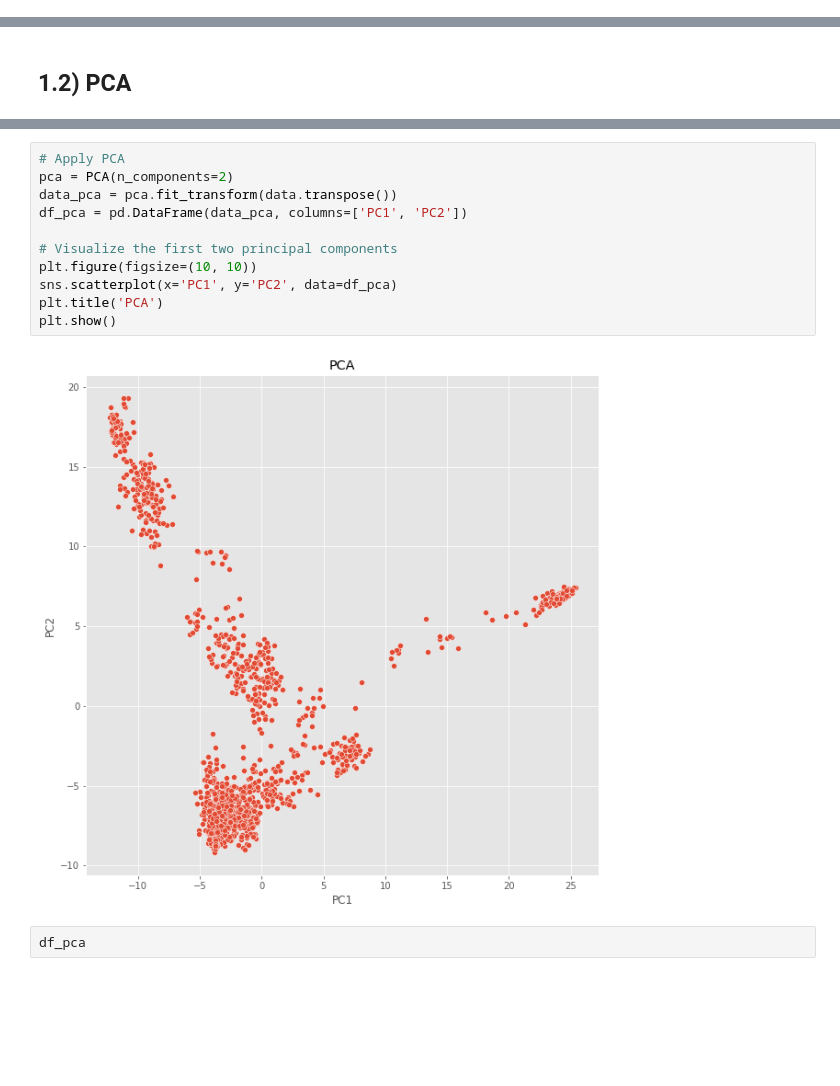
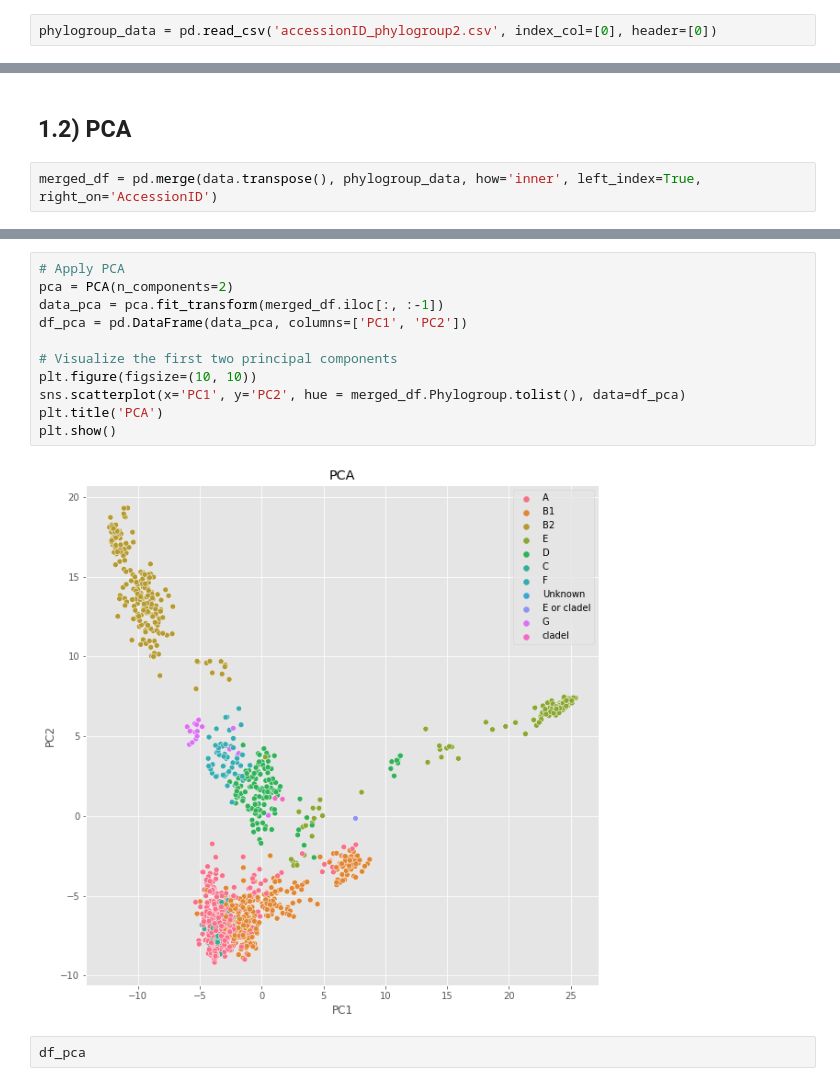
Before and after one commit to stacyshcherbakova/genome-minimiser, a Jupyter notebook: main.ipynb, the cells around one changed output, grey strips where cells are left out. Drawn from its saved outputs; the diff is of its cells as text; blank space fills up the shorter version.

Commit message:
added phylogroups to the pca plot

```diff
--- a/main.ipynb
+++ b/main.ipynb
@@ -22,3 +22,5 @@ plt.style.use('ggplot')
 ## 1.1) Overall exporation
 # %%
 data = pd.read_csv(PANGENOME_MATRIX_CSV, index_col=[0], header=[0])
+# %%
+phylogroup_data = pd.read_csv('accessionID_phylogroup2.csv', index_col=[0], header=[0])
@@ -172,2 +207,4 @@ plt.show()
 # %% [markdown]
 ## 1.2) PCA
+# %%
+merged_df = pd.merge(data.transpose(), phylogroup_data, how='inner', left_index=True, right_on='AccessionID')
@@ -174,16 +228,16 @@ plt.show()
 # %%
 # Apply PCA
 pca = PCA(n_components=2)
-data_pca = pca.fit_transform(data.transpose())
+data_pca = pca.fit_transform(merged_df.iloc[:, :-1])
 df_pca = pd.DataFrame(data_pca, columns=['PC1', 'PC2'])
 
 # Visualize the first two principal components
 plt.figure(figsize=(10, 10))
-sns.scatterplot(x='PC1', y='PC2', data=df_pca)
+sns.scatterplot(x='PC1', y='PC2', hue = merged_df.Phylogroup.tolist(), data=df_pca)
 plt.title('PCA')
 plt.show()
 # %% [output]
-[figure, old version]
+[figure, new version]
 # %%
 df_pca
 # %% [output]
```
Also changed, not shown: parts of 5 cells of this notebook.
